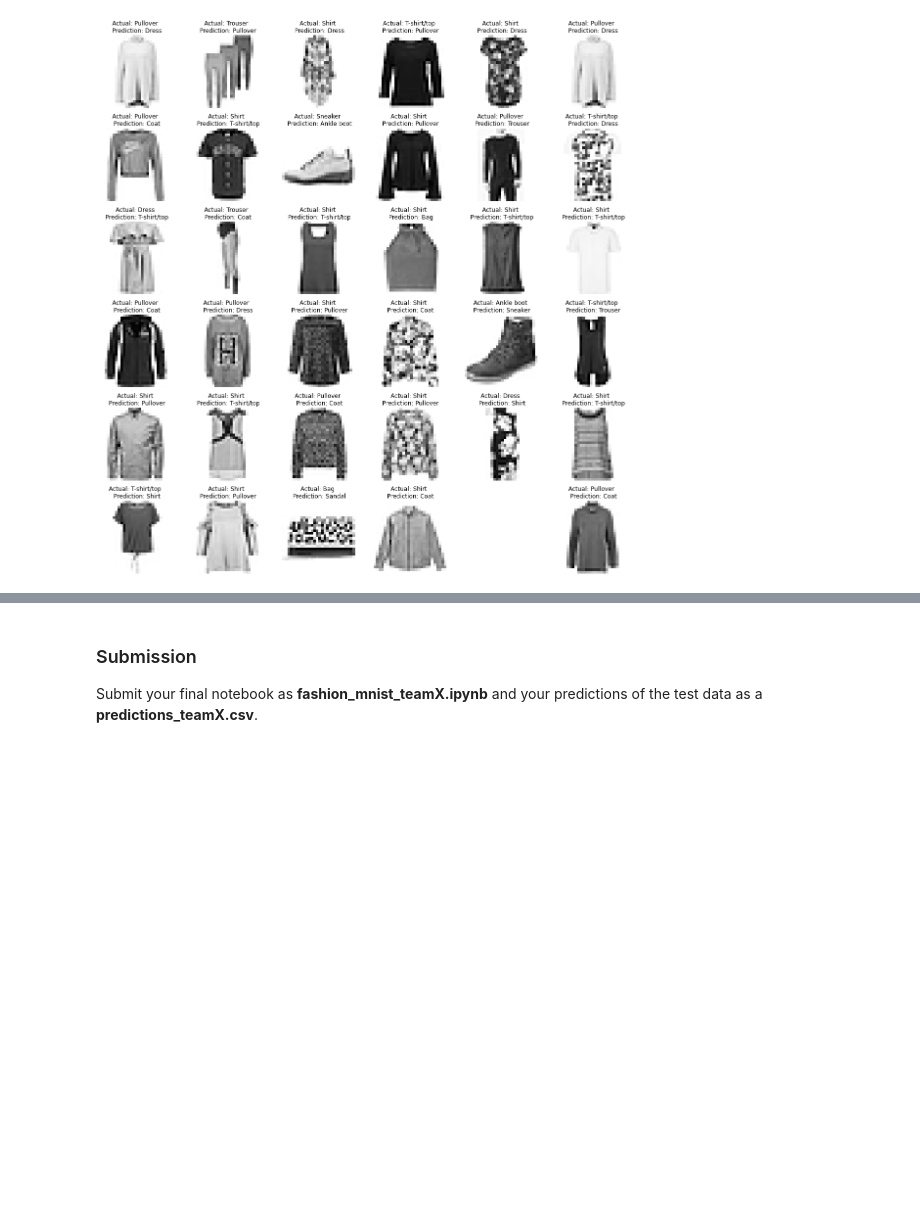
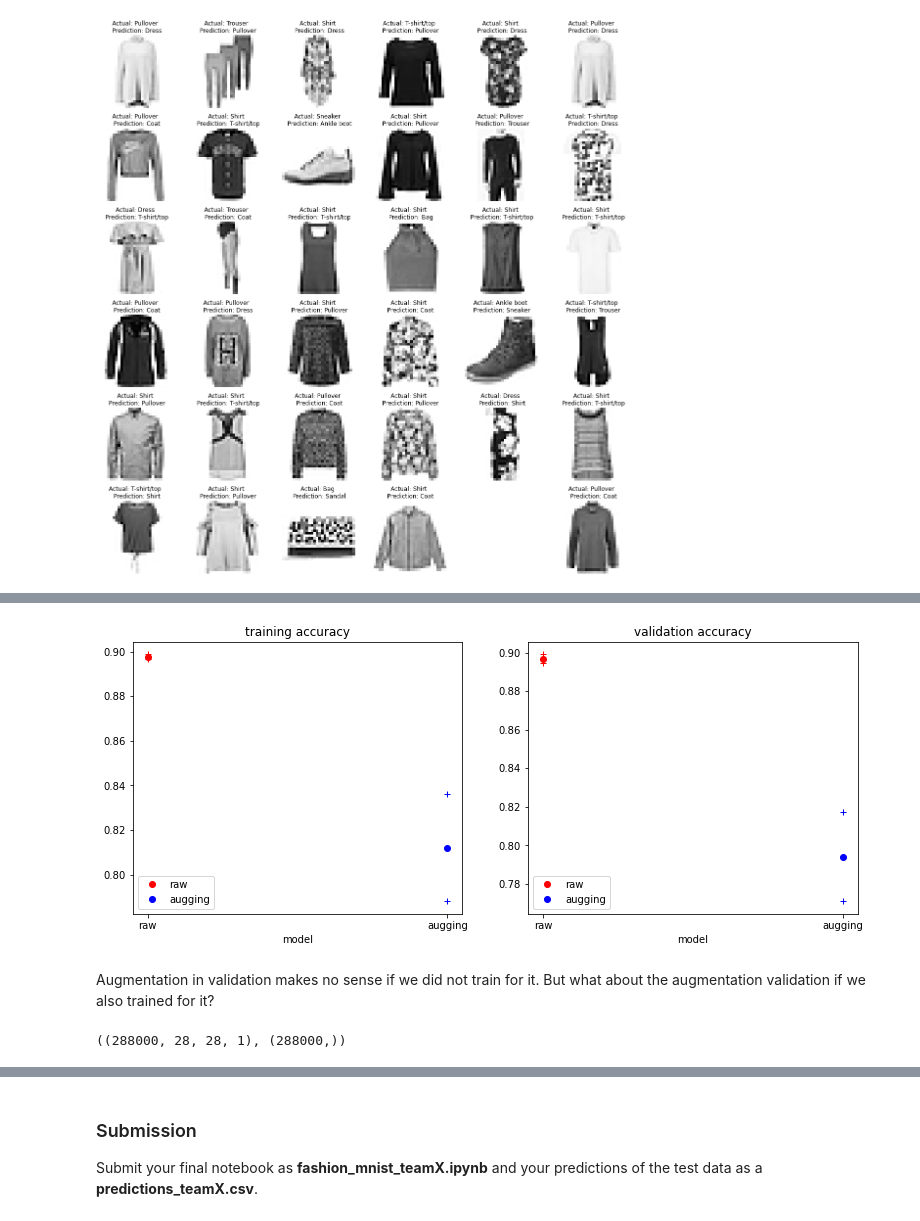
Before and after one commit to FelixMoeller3/linkit_fashion_mnist_challenge, a Jupyter notebook: FashionMNISTBegC_Notebook.ipynb, the cells around one changed output, grey strips where cells are left out. Drawn from its saved outputs; the diff is of its cells as text; code cells hidden in the pictures; blank space fills up the shorter version.

```diff
--- a/FashionMNISTBegC_Notebook.ipynb
+++ b/FashionMNISTBegC_Notebook.ipynb
@@ -971,6 +975,6 @@ def augmented_val_grid(X_image, brightness=.1):
     X_image=np.vstack((X_image,tmp_f,tmp_b,tmp_fb,tmp_d,tmp_fd))
     return X_image
 # %%
-x_validate = augmented_val_grid(x_validate, brightness=.2)
+x_validate_aug_grid = augmented_val_grid(x_validate, brightness=.2)
 x_validate.shape
 # %% [output]
@@ -981,6 +981,0 @@ y_model = m2.predict(x_validate)
-# %%
-# now aggregate with mean
-n_val = len(y_validate)
-y_agg = np.empty(n_val)
-for ii in range(n_val):
-    y_agg[ii] = np.mean(y_model[np.arange(6)*n_val+ii,:],axis=0).argmax()
@@ -996,0 +1084,27 @@ Aggregation does a good job. Note that we take the max accuracy over all epochs
+# %%
+acc_std_err = (acc_sq - acc**2)**.5
+vacc_std_err = (vacc_sq - vacc**2)**.5
+mcolor = ['r','b']
+
+fig = plt.figure(figsize=(13,5))
+plt.subplot(1,2,1)
+plt.title('training accuracy')
+for jj in range(n_models):
+    plt.plot(models[jj],acc[:,jj],mcolor[jj]+'o', label=models[jj]);
+    plt.plot(models[jj],acc[:,jj]+acc_std_err[:,jj],mcolor[jj]+'+');
+    plt.plot(models[jj],acc[:,jj]-acc_std_err[:,jj],mcolor[jj]+'+');
+    plt.legend(loc='lower center');
+    plt.xlabel('model');
+
+plt.subplot(1,2,2)
+plt.title('validation accuracy')
+for jj in range(n_models):
+    plt.plot(models[jj],vacc[:,jj],mcolor[jj]+'o', label=models[jj]);
+    plt.plot(models[jj],vacc[:,jj]+vacc_std_err[:,jj],mcolor[jj]+'+');
+    plt.plot(models[jj],vacc[:,jj]-vacc_std_err[:,jj],mcolor[jj]+'+');
+    plt.legend(loc='lower center');
+    plt.xlabel('model');
+# %% [output]
+[figure, added]
+# %% [markdown]
+Augmentation in validation makes no sense if we did not train for it. But what about the augmentation validation if we also trained for it?
@@ -996,0 +1114,4 @@ Aggregation does a good job. Note that we take the max accuracy over all epochs
+# %%
+x_train_grid.shape, y_train_grid.shape
+# %% [output]
+((288000, 28, 28, 1), (288000,))
```
Also changed, not shown: parts of 14 cells of this notebook.
